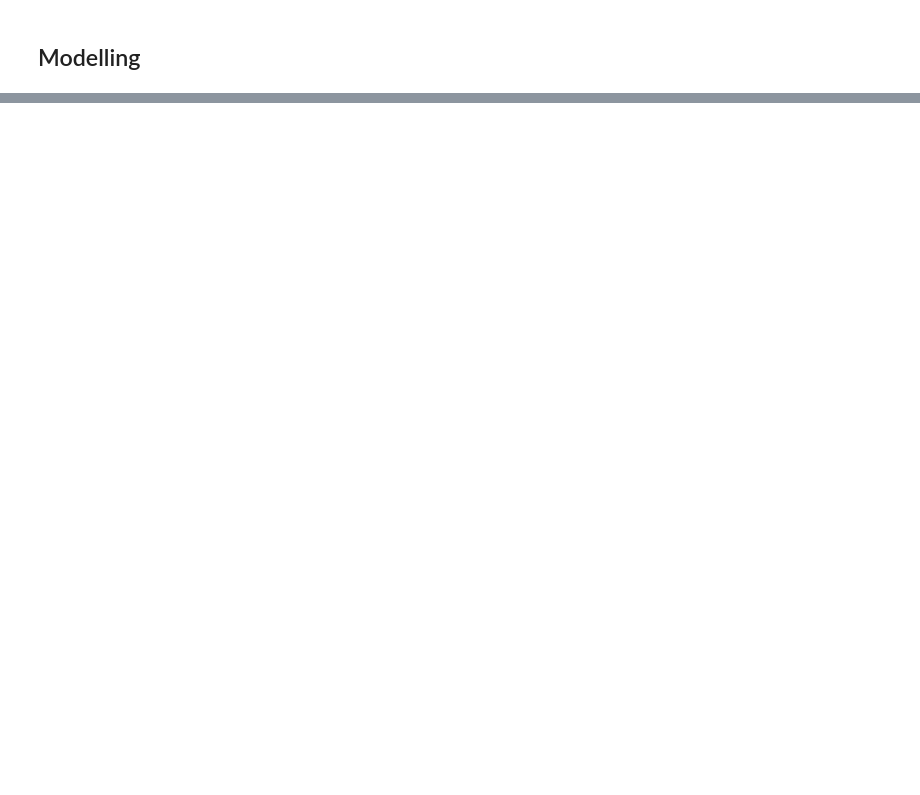
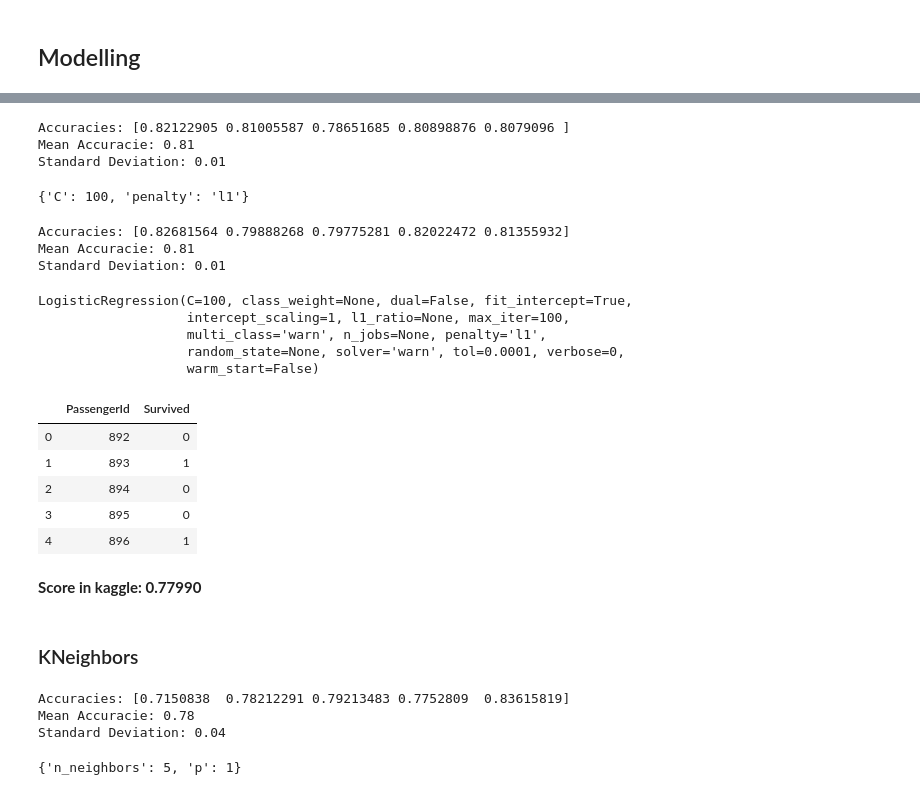
Before and after one commit to albertorekena/titanic, a Jupyter notebook: titanic.ipynb, the cells around one changed output, grey strips where cells are left out. Drawn from its saved outputs; the diff is of its cells as text; code cells hidden in the pictures; blank space fills up the shorter version.

```diff
--- a/titanic.ipynb
+++ b/titanic.ipynb
@@ -257,0 +463,11 @@ Name: Survived, dtype: float64
+# %%
+model = LogisticRegression()
+accuracies = cross_val_score(model,X_train,y_train,cv = 5)
+
+print('Accuracies: {}'.format(accuracies))
+print('Mean Accuracie: {:0.2f}'.format(accuracies.mean()))
+print('Standard Deviation: {:0.2f}'.format(accuracies.std()))
+# %% [output]
+Accuracies: [0.82122905 0.81005587 0.78651685 0.80898876 0.8079096 ]
+Mean Accuracie: 0.81
+Standard Deviation: 0.01
@@ -257,0 +479,40 @@ Name: Survived, dtype: float64
+# %%
+grid_search.best_score_
+grid_search.best_params_
+# %% [output]
+{'C': 100, 'penalty': 'l1'}
+# %%
+model = LogisticRegression(C = 100,penalty = 'l1')
+accuracies = cross_val_score(model,X_train,y_train,cv = 5)
+
+print('Accuracies: {}'.format(accuracies))
+print('Mean Accuracie: {:0.2f}'.format(accuracies.mean()))
+print('Standard Deviation: {:0.2f}'.format(accuracies.std()))
+# %% [output]
+Accuracies: [0.82681564 0.79888268 0.79775281 0.82022472 0.81355932]
+Mean Accuracie: 0.81
+Standard Deviation: 0.01
+# %%
+model.fit(X_train,y_train)
+# %% [output]
+LogisticRegression(C=100, class_weight=None, dual=False, fit_intercept=True,
+                   intercept_scaling=1, l1_ratio=None, max_iter=100,
+                   multi_class='warn', n_jobs=None, penalty='l1',
+                   random_state=None, solver='warn', tol=0.0001, verbose=0,
+                   warm_start=False)
+# %%
+y_pred = model.predict(X_test)
+
+df_submission = pd.DataFrame({
+    'PassengerId': PassengerId,
+    'Survived': y_pred
+    })
+
+df_submission.head()
+# %% [output]
+|  | PassengerId | Survived |
+| 0 | 892 | 0 |
+| 1 | 893 | 1 |
+| 2 | 894 | 0 |
+| 3 | 895 | 0 |
+| 4 | 896 | 1 |
@@ -257,0 +521,15 @@ Name: Survived, dtype: float64
+# %% [markdown]
+**Score in kaggle: 0.77990**
+# %% [markdown]
+### KNeighbors
+# %%
+model = KNeighborsClassifier()
+accuracies = cross_val_score(model,X_train,y_train,cv = 5)
+
+print('Accuracies: {}'.format(accuracies))
+print('Mean Accuracie: {:0.2f}'.format(accuracies.mean()))
+print('Standard Deviation: {:0.2f}'.format(accuracies.std()))
+# %% [output]
+Accuracies: [0.7150838  0.78212291 0.79213483 0.7752809  0.83615819]
+Mean Accuracie: 0.78
+Standard Deviation: 0.04
@@ -257,0 +541,5 @@ Name: Survived, dtype: float64
+# %%
+grid_search.best_score_
+grid_search.best_params_
+# %% [output]
+{'n_neighbors': 5, 'p': 1}
```
Also changed, not shown: parts of 66 cells of this notebook, 1 other file.
